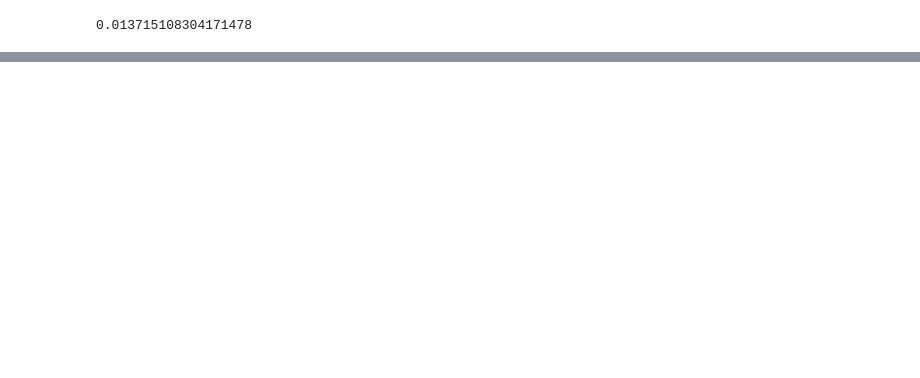
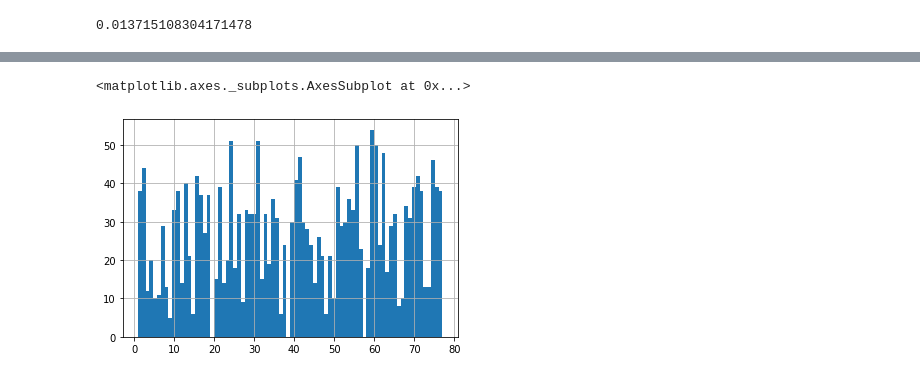
Before and after one commit to zfeizollahi/dsc-mod-3-project-online-ds-sp-000, a Jupyter notebook: Stats_Prop_Module.ipynb, the cells around one changed output, grey strips where cells are left out. Saved outputs shown, nothing was run; the diff lists cells and outputs as text; code cells hidden in the pictures; blank space fills up the shorter version.

```diff
--- a/Stats_Prop_Module.ipynb
+++ b/Stats_Prop_Module.ipynb
@@ -417,0 +424,5 @@ Consistent with the interaction of price & discount amount, cross-validation sho
+# %%
+df['ProductId'].hist(bins = 80)
+# %% [output]
+<matplotlib.axes._subplots.AxesSubplot at 0x...>
+[figure, added]
```
Also changed, not shown: parts of 48 cells of this notebook, 23 other files.
